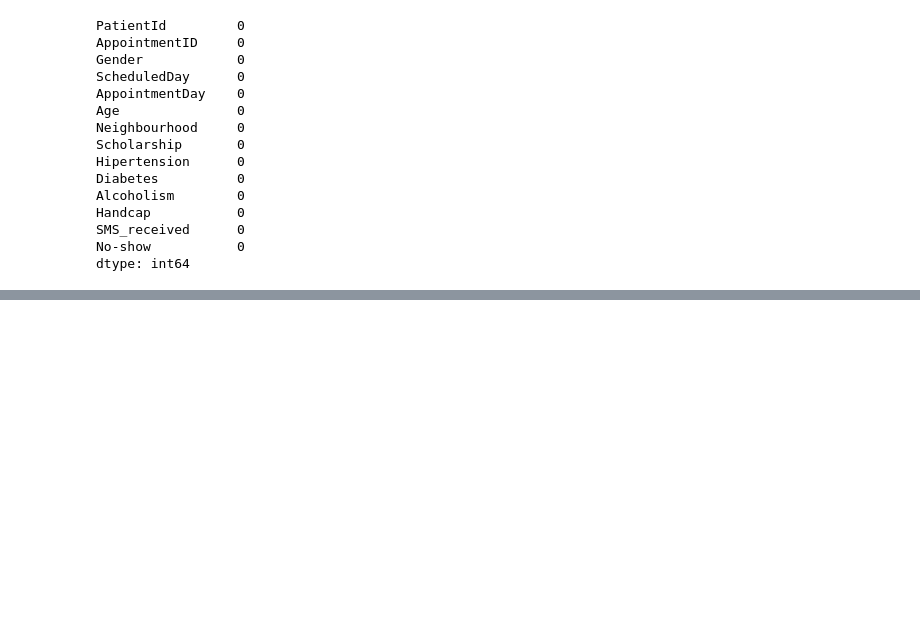
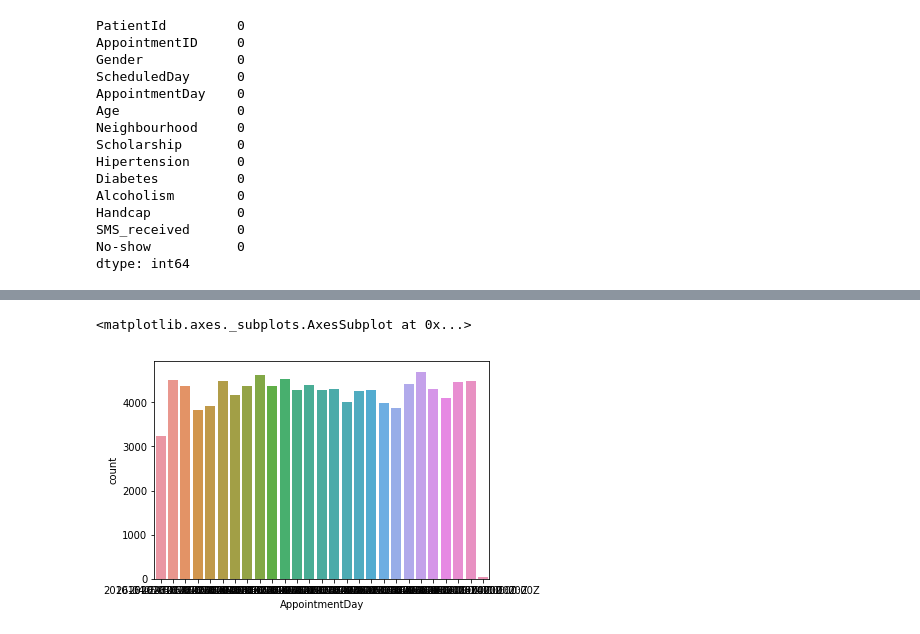
Before and after one commit to Asafamitai/IDC-BDA-Exercises, a Jupyter notebook: NOShow_project_worksheet.ipynb, the cells around one changed output, grey strips where cells are left out. Saved outputs shown, nothing was run; the diff lists cells and outputs as text; code cells hidden in the pictures; blank space fills up the shorter version.

```diff
--- a/NOShow_project_worksheet.ipynb
+++ b/NOShow_project_worksheet.ipynb
@@ -113,0 +135,5 @@ dtype: int64
+# %%
+sns.countplot(x='AppointmentDay', data=df)
+# %% [output]
+<matplotlib.axes._subplots.AxesSubplot at 0x...>
+[figure, added]
```
Also changed, not shown: parts of 12 cells of this notebook, 3 other files.
